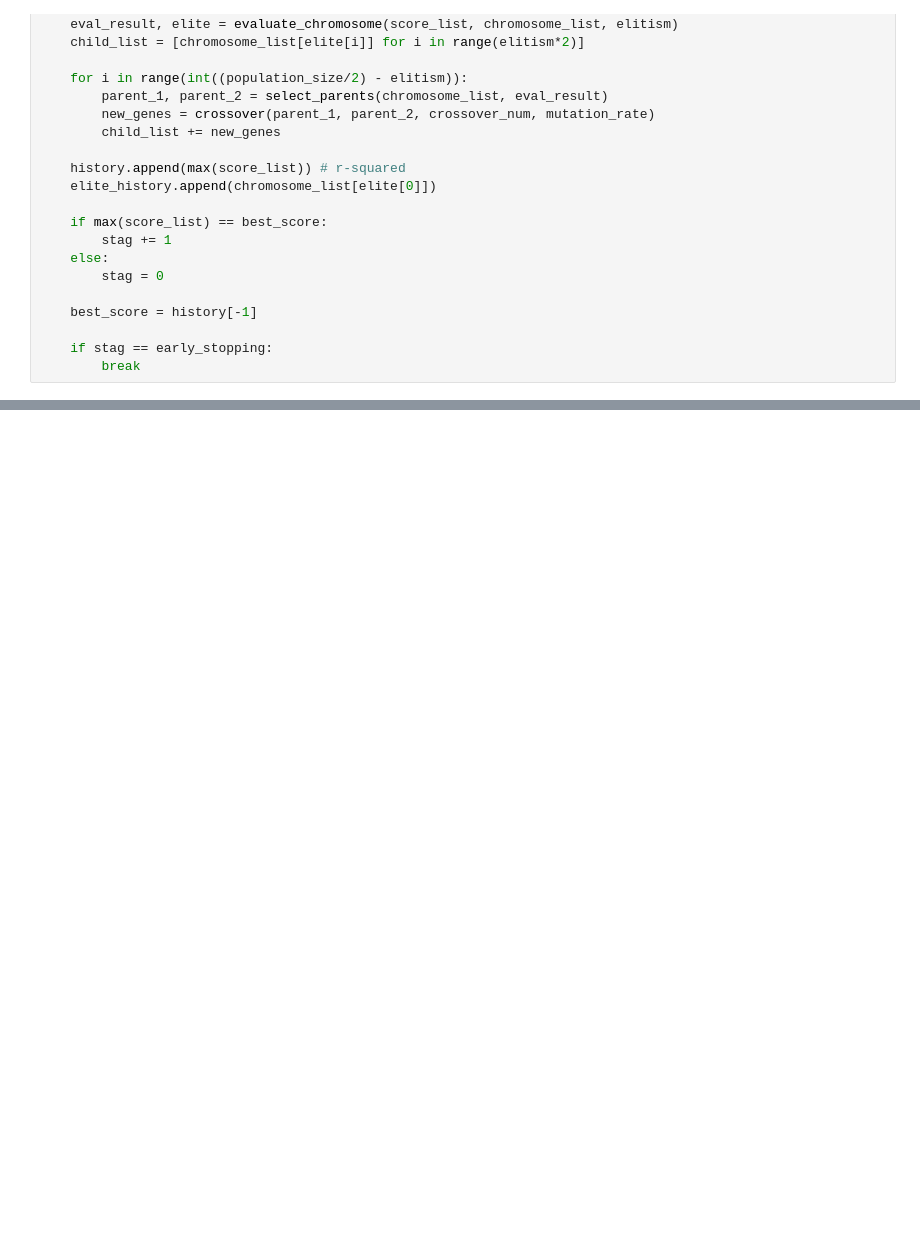
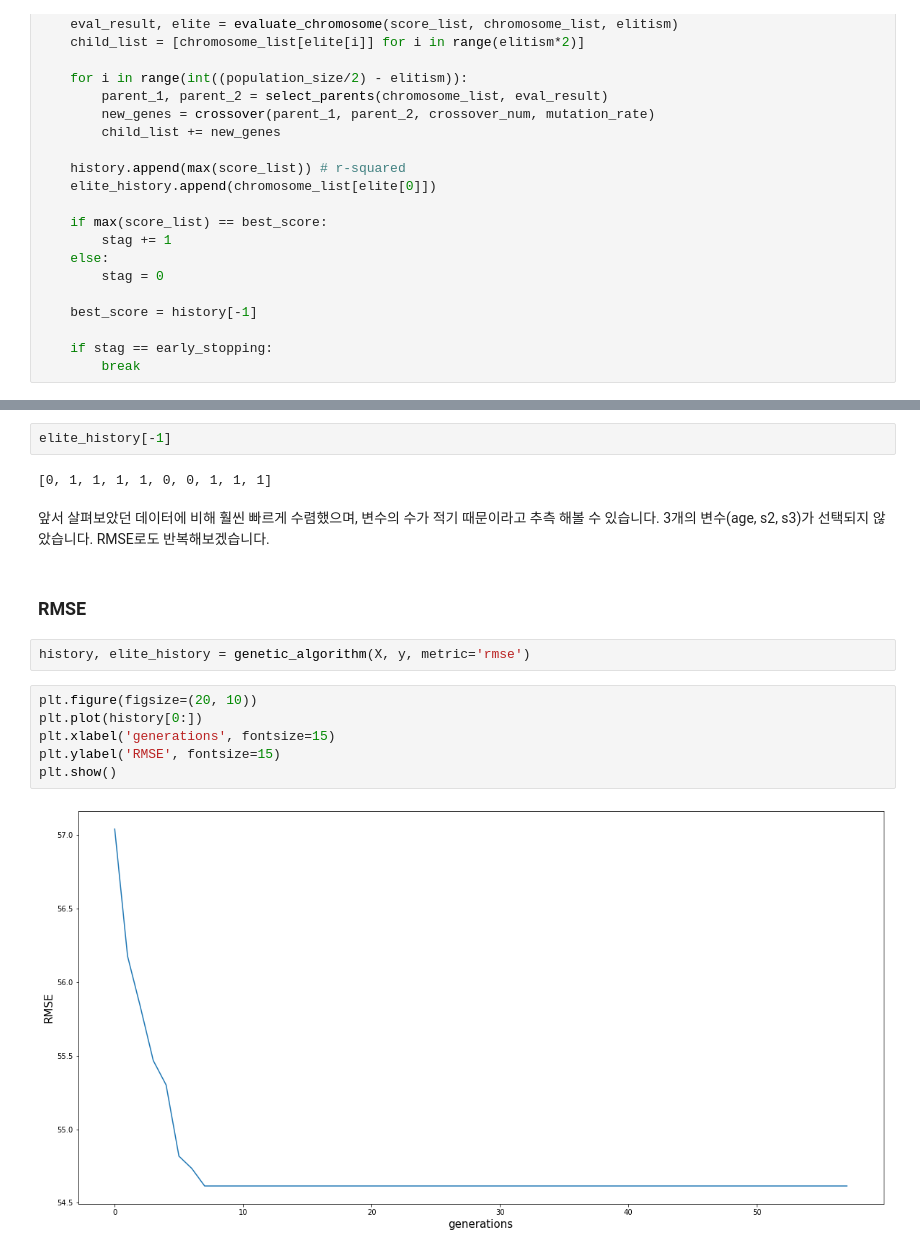
Before and after one commit to yunkio/Feature-Selection-with-Genetic-Algorithm, a Jupyter notebook: Tutorial.ipynb, the cells around one changed output, grey strips where cells are left out. Cells and saved outputs as stored; diff of their text form; blank space fills up the shorter version.

```diff
--- a/Tutorial.ipynb
+++ b/Tutorial.ipynb
@@ -230,0 +390,18 @@ plt.show()
+# %%
+elite_history[-1]
+# %% [output]
+[0, 1, 1, 1, 1, 0, 0, 1, 1, 1]
+# %% [markdown]
+앞서 살펴보았던 데이터에 비해 훨씬 빠르게 수렴했으며, 변수의 수가 적기 때문이라고 추측 해볼 수 있습니다. 3개의 변수(age, s2, s3)가 선택되지 않았습니다. RMSE로도 반복해보겠습니다.
+# %% [markdown]
+### RMSE
+# %%
+history, elite_history = genetic_algorithm(X, y, metric='rmse')
+# %%
+plt.figure(figsize=(20, 10))
+plt.plot(history[0:])
+plt.xlabel('generations', fontsize=15)
+plt.ylabel('RMSE', fontsize=15)
+plt.show()
+# %% [output]
+[figure, added]
```
Also changed, not shown: parts of 46 cells of this notebook, 7 other files.
